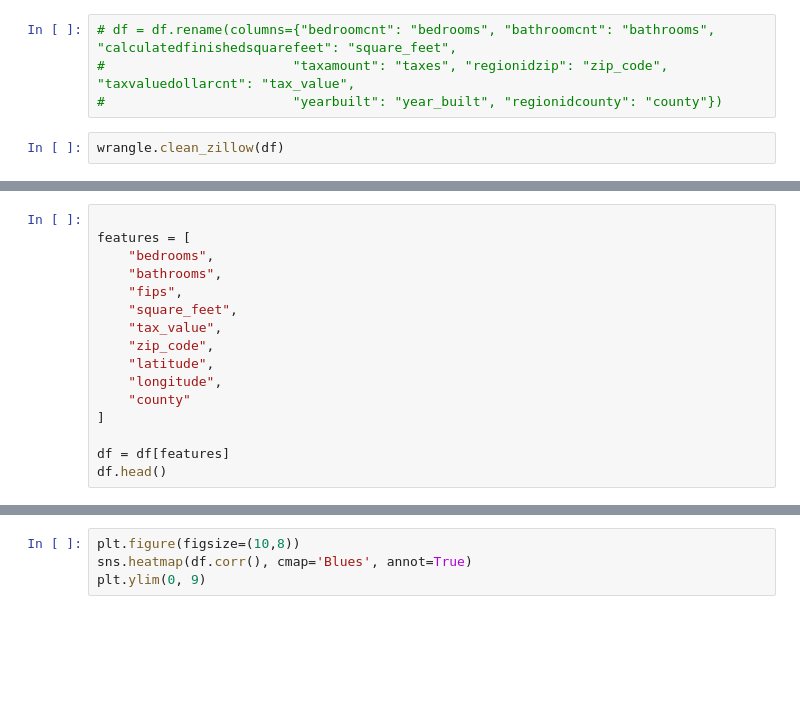
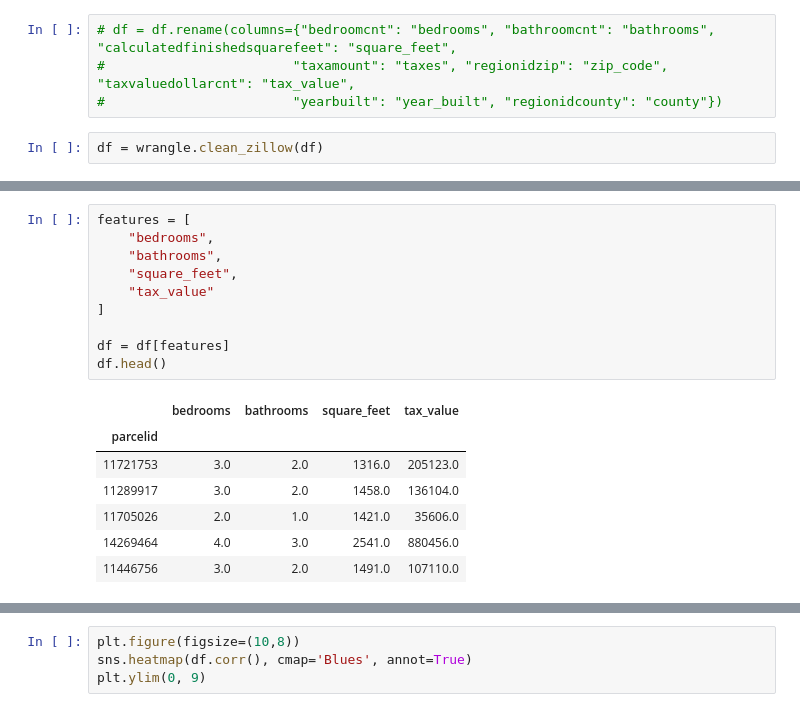
Before and after one commit to QuantumKane/regression-exercises, a Jupyter notebook: explore_zillow.ipynb, the cells around one changed output, grey strips where cells are left out. Cells and saved outputs as stored; diff of their text form; blank space fills up the shorter version.

```diff
--- a/explore_zillow.ipynb
+++ b/explore_zillow.ipynb
@@ -54,4 +54,4 @@ memory usage: 2.4+ MB
 #                        "taxamount": "taxes", "regionidzip": "zip_code", "taxvaluedollarcnt": "tax_value",
 #                        "yearbuilt": "year_built", "regionidcounty": "county"})
 # %%
-wrangle.clean_zillow(df)
+df = wrangle.clean_zillow(df)
@@ -64,18 +78,20 @@ df.info()
 # %%
-
 features = [
     "bedrooms",
     "bathrooms",
-    "fips",
     "square_feet",
-    "tax_value",
-    "zip_code",
-    "latitude",
-    "longitude",
-    "county"
+    "tax_value"
 ]
 
 df = df[features]
 df.head()
+# %% [output]
+|  | bedrooms | bathrooms | square_feet | tax_value |
+| parcelid |  |  |  |  |
+| 11721753 | 3.0 | 2.0 | 1316.0 | 205123.0 |
+| 11289917 | 3.0 | 2.0 | 1458.0 | 136104.0 |
+| 11705026 | 2.0 | 1.0 | 1421.0 | 35606.0 |
+| 14269464 | 4.0 | 3.0 | 2541.0 | 880456.0 |
+| 11446756 | 3.0 | 2.0 | 1491.0 | 107110.0 |
 # %%
 df.corr()
```
Also changed, not shown: parts of 13 cells of this notebook, 2 other files.
